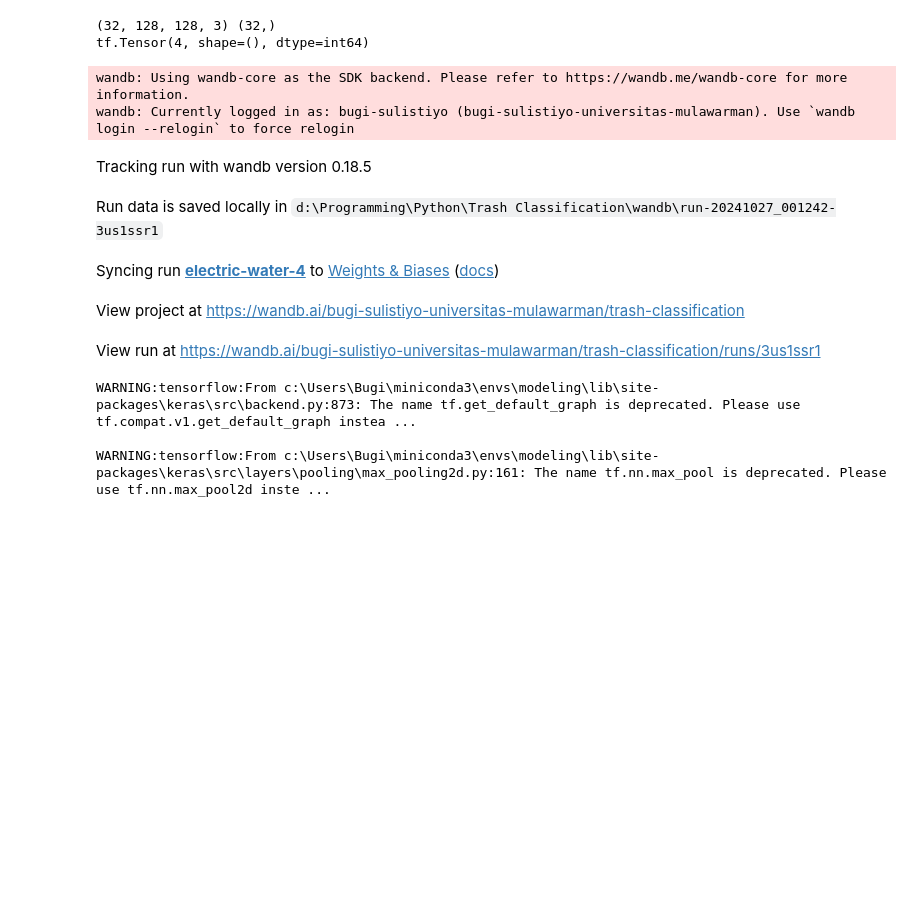
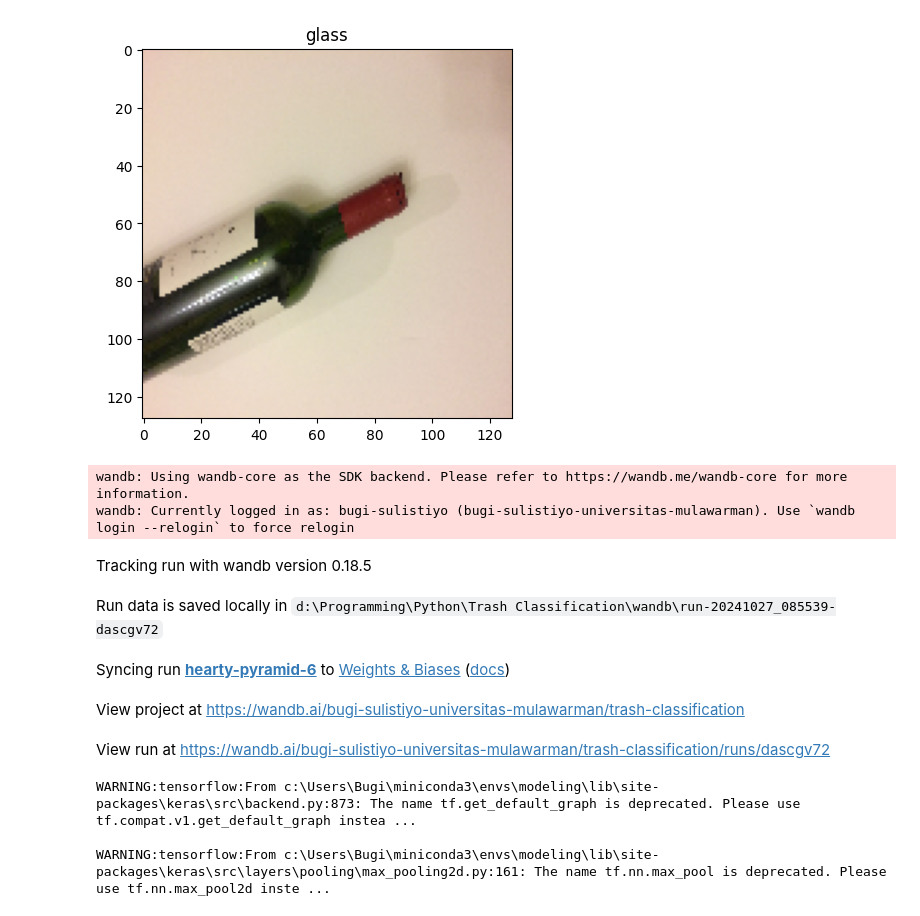
Before and after one commit to Bugi-Sulistiyo/Trash-Classification, a Jupyter notebook: d. modeling.ipynb, the cells around one changed output. Cells and saved outputs as stored; diff of their text form; code cells hidden in the pictures; blank space fills up the shorter version.

Commit message:
completed the modeling flow

```diff
--- a/d. modeling.ipynb
+++ b/d. modeling.ipynb
@@ -16,14 +16,20 @@ path_dataset = {
     "test": "./dataset/splited_dataset/test",
 }
 hyperparameters = {
-    "augmentation": False,
+    "augmentation": True,
     "image_size": (128, 128),
     "batch_size": 32,
-    "epochs": 10,
+    "epochs": 20,
     "learning_rate": None,
     "optimizer": "adam",
     "loss": "sparse_categorical_crossentropy",
     "metrics": ["accuracy"],
+    "model_structure": {
+        "conv": 2,
+        "pool": 2,
+        "batchnorm": 2,
+        "dropout": 1,
+        "dense": 2},
 }
 optimizer_map = {
     "adam": Adam(),
@@ -32,3 +38,4 @@ optimizer_map = {
     "adamax": Adamax(),
 }
 labels = os.listdir(path_dataset["train"])
+commit_message = "update model (add dropout layer)"
@@ -51,3 +42,3 @@ def load_img(path:str, label:str, image_size:tuple=hyperparameters["image_size"]
 # %%
-path_imgs_train = get_imgs_path(path_dataset["train"])
-path_imgs_test = get_imgs_path(path_dataset["test"])
+path_imgs_train = ut.get_imgs_path(path_dataset["train"], labels)
+path_imgs_test = ut.get_imgs_path(path_dataset["test"], labels)
@@ -62,21 +45,26 @@ testset = testset.shuffle(len(path_imgs_test)).batch(32)
+# %%
+trainset = ut.create_dataset(path_imgs_train, hyperparameters["image_size"], hyperparameters["batch_size"])
+testset = ut.create_dataset(path_imgs_test, hyperparameters["image_size"], hyperparameters["batch_size"])
 # %%
-for img, label in testset.take(1):
-    print(img.shape, label.shape)
-    print(label[0])
+for img, label in trainset.take(1):
+    plt.imshow(img[0].numpy())
+    plt.title(labels[label[0]])
+    plt.show()
 # %% [output]
-(32, 128, 128, 3) (32,)
-tf.Tensor(4, shape=(), dtype=int64)
+[figure, added]
 # %%
-wandb.init(project="trash-classification", config=hyperparameters)
+wandb.init(project="trash-classification",
+            name=
+            config=hyperparameters)
 config = wandb.config
 # %% [output]
 wandb: Using wandb-core as the SDK backend. Please refer to https://wandb.me/wandb-core for more information.
 wandb: Currently logged in as: bugi-sulistiyo (bugi-sulistiyo-universitas-mulawarman). Use `wandb login --relogin` to force relogin
 Tracking run with wandb version 0.18.5
-Run data is saved locally in d:\Programming\Python\Trash Classification\wandb\run-20241027_001242-3us1ssr1
+Run data is saved locally in d:\Programming\Python\Trash Classification\wandb\run-20241027_085539-dascgv72
-Syncing run electric-water-4 to Weights & Biases (docs)
+Syncing run hearty-pyramid-6 to Weights & Biases (docs)
 View project at https://wandb.ai/bugi-sulistiyo-universitas-mulawarman/trash-classification
-View run at https://wandb.ai/bugi-sulistiyo-universitas-mulawarman/trash-classification/runs/3us1ssr1
+View run at https://wandb.ai/bugi-sulistiyo-universitas-mulawarman/trash-classification/runs/dascgv72
 # %%
 model = Sequential([
     Conv2D(16, (3, 3), activation="relu", input_shape=(config.image_size[0], config.image_size[1], 3)),
```
Also changed, not shown: parts of 13 cells of this notebook.
